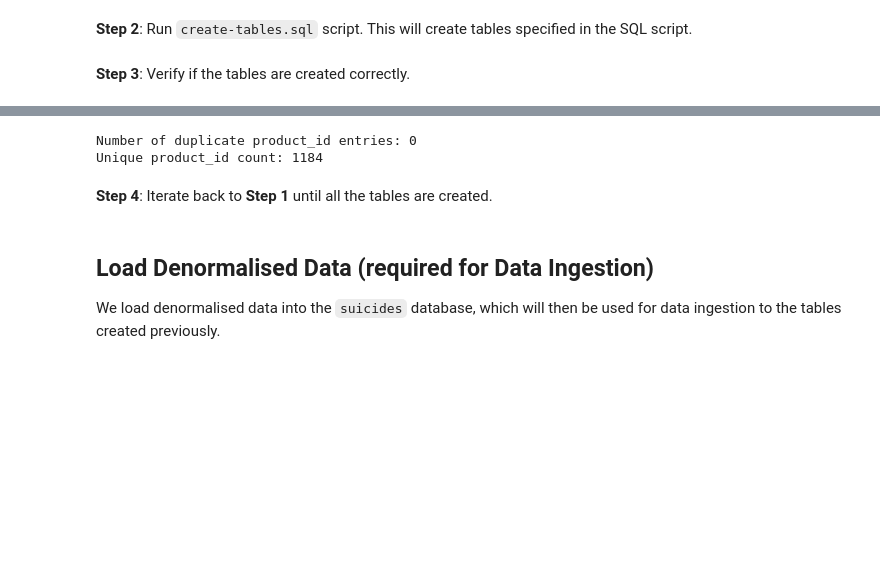
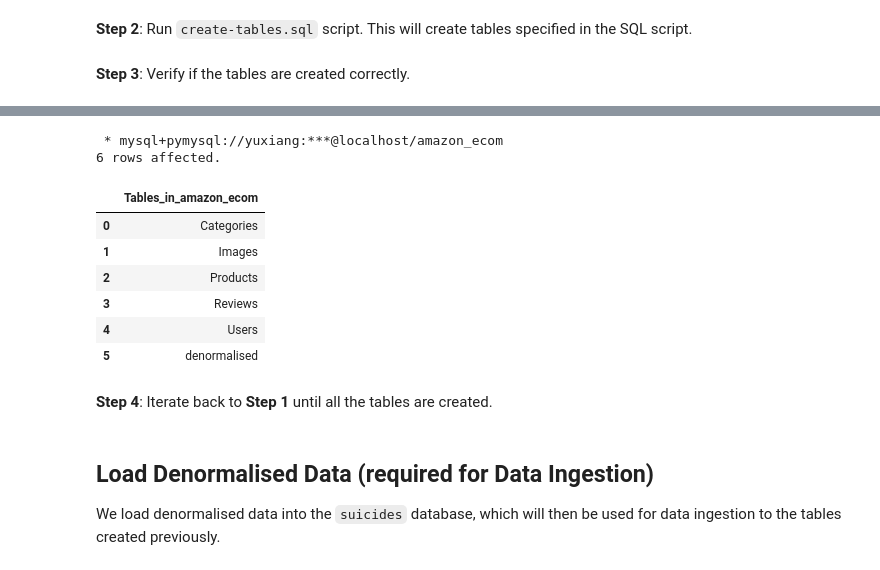
Before and after one commit to chanyuxiang/sampleproject, a Jupyter notebook: Global Air Quality - Ingestion using SQL.ipynb, the cells around one changed output, grey strips where cells are left out. Drawn from its saved outputs; the diff is of its cells as text; code cells hidden in the pictures; blank space fills up the shorter version.

```diff
--- a/Global Air Quality - Ingestion using SQL.ipynb
+++ b/Global Air Quality - Ingestion using SQL.ipynb
@@ -500,15 +506,16 @@ WHERE product_id = 'b07jw9h4j1';
-# %%
-# Check for duplicates in 'product_id'
-duplicates = df[df.duplicated(subset=['product_id'], keep=False)]
-print(f"Number of duplicate product_id entries: {len(duplicates)}")
-if not duplicates.empty:
-    print(duplicates)
-
-df['product_id'] = df['product_id'].str.lower().str.strip()
-print(f"Unique product_id count: {df['product_id'].nunique()}")
-# %% [output]
-Number of duplicate product_id entries: 0
-Unique product_id count: 1184
+# %%
+%%sql
+SHOW TABLES;
+# %% [output]
+ * mysql+pymysql://yuxiang:***@localhost/amazon_ecom
+6 rows affected.
+|  | Tables_in_amazon_ecom |
+| 0 | Categories |
+| 1 | Images |
+| 2 | Products |
+| 3 | Reviews |
+| 4 | Users |
+| 5 | denormalised |
 # %% [markdown]
 **Step 4**: Iterate back to **Step 1** until all the tables are created.
 # %% [markdown]
```
Also changed, not shown: parts of 13 cells of this notebook.
